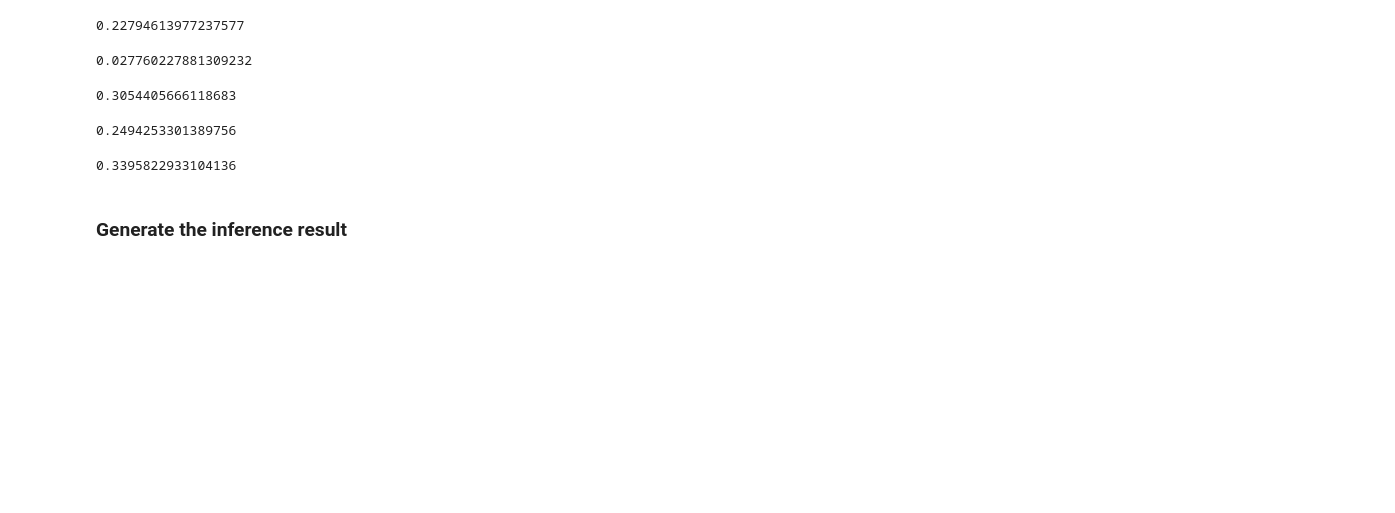
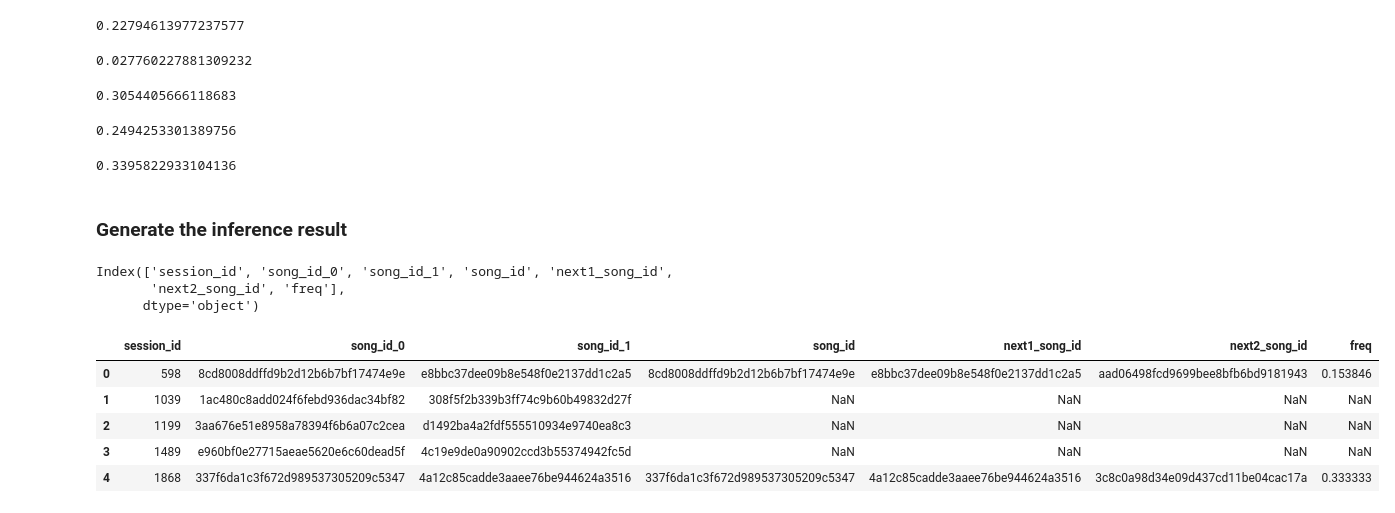
Before and after one commit to Han1018/KK-Data-Game-2023, a Jupyter notebook: ngram.ipynb, the cells around one changed output. Cells and saved outputs as stored; diff of their text form; code cells hidden in the pictures; blank space fills up the shorter version.

```diff
--- a/ngram.ipynb
+++ b/ngram.ipynb
@@ -290,4 +296,17 @@ predict0 = pd.merge(
 )
 del predict0["song_id"]
 del predict0["next1_song_id"]
+# %%
+print(predict0.columns)
+predict0.head()
+# %% [output]
+Index(['session_id', 'song_id_0', 'song_id_1', 'song_id', 'next1_song_id',
+       'next2_song_id', 'freq'],
+      dtype='object')
+|  | session_id | song_id_0 | song_id_1 | song_id | next1_song_id | next2_song_id | freq |
+| 0 | 598 | 8cd8008ddffd9b2d12b6b7bf17474e9e | e8bbc37dee09b8e548f0e2137dd1c2a5 | 8cd8008ddffd9b2d12b6b7bf17474e9e | e8bbc37dee09b8e548f0e2137dd1c2a5 | aad06498fcd9699bee8bfb6bd9181943 | 0.153846 |
+| 1 | 1039 | 1ac480c8add024f6febd936dac34bf82 | 308f5f2b339b3ff74c9b60b49832d27f | NaN | NaN | NaN | NaN |
+| 2 | 1199 | 3aa676e51e8958a78394f6b6a07c2cea | d1492ba4a2fdf555510934e9740ea8c3 | NaN | NaN | NaN | NaN |
+| 3 | 1489 | e960bf0e27715aeae5620e6c60dead5f | 4c19e9de0a90902ccd3b55374942fc5d | NaN | NaN | NaN | NaN |
+| 4 | 1868 | 337f6da1c3f672d989537305209c5347 | 4a12c85cadde3aaee76be944624a3516 | 337f6da1c3f672d989537305209c5347 | 4a12c85cadde3aaee76be944624a3516 | 3c8c0a98d34e09d437cd11be04cac17a | 0.333333 |
 # %%
```
Also changed, not shown: parts of 5 cells of this notebook, 1 other file.
